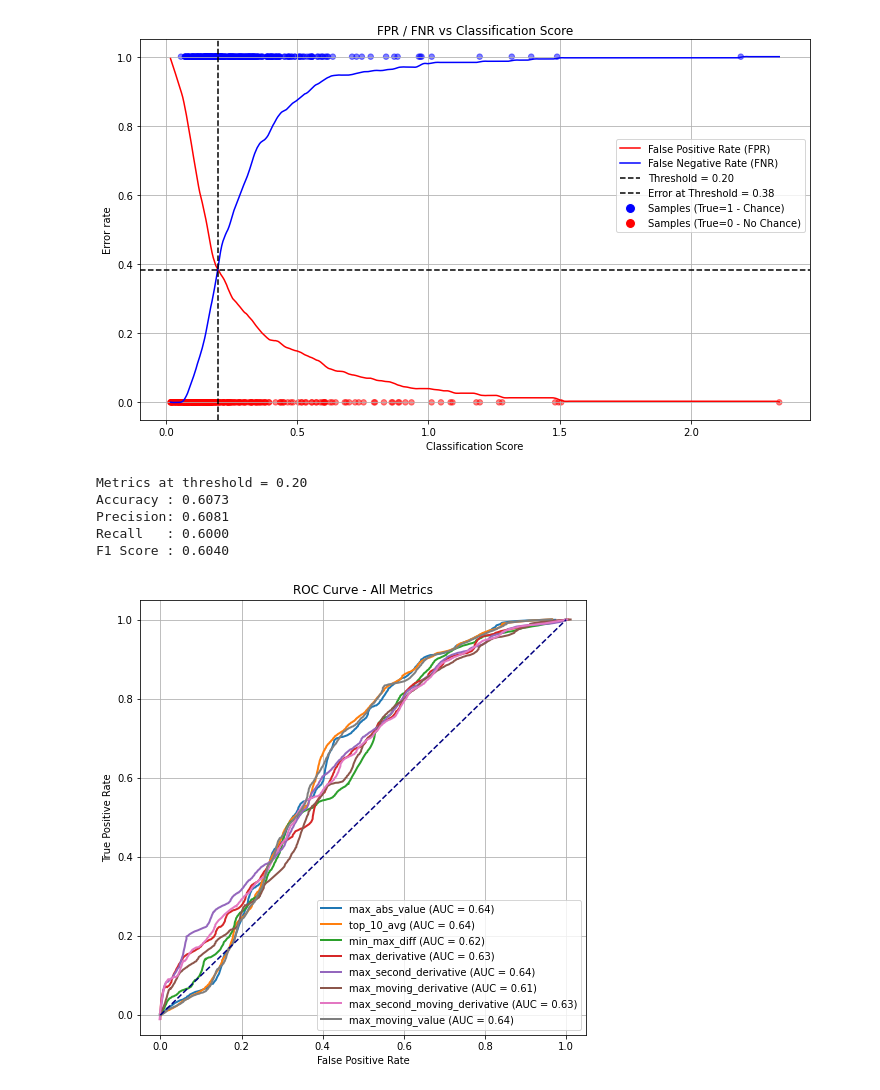
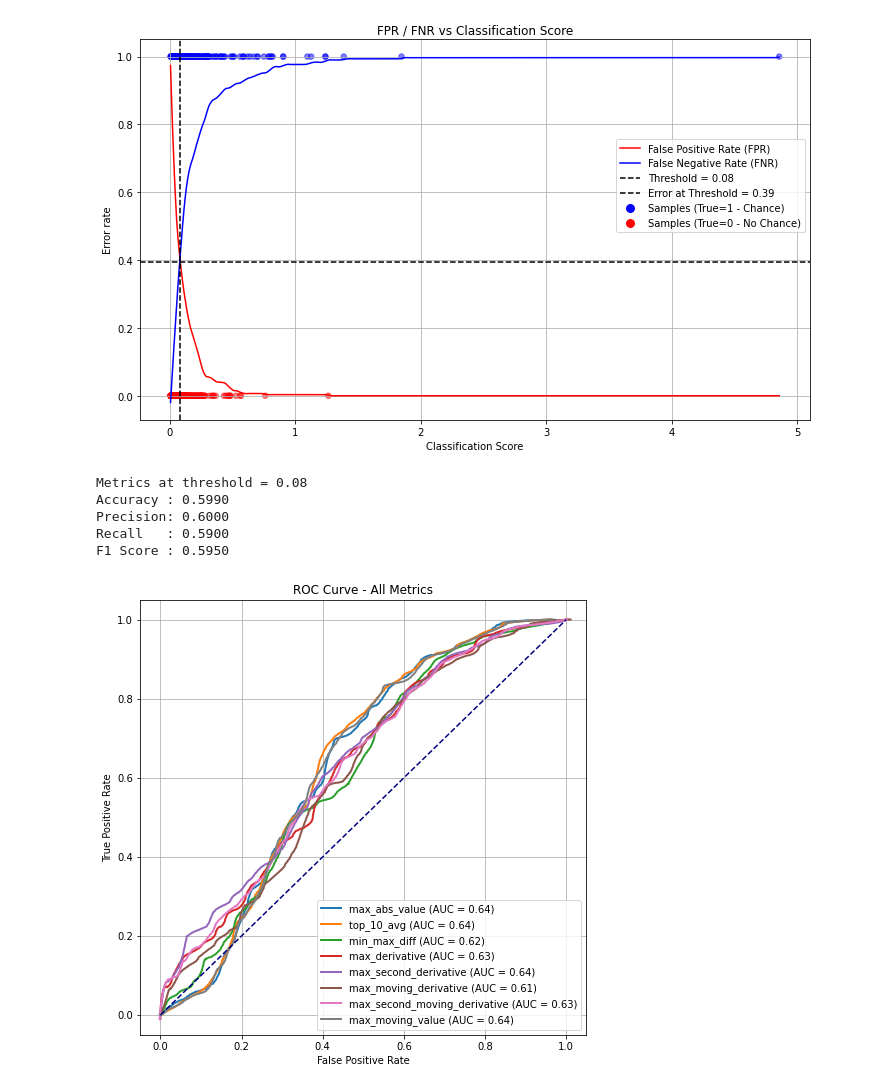
Before and after one commit to RomanGrom/goal-opportunity-spotting-dp, a Jupyter notebook: notebooks/pekne_grafy.ipynb, the cells around one changed output. Saved outputs shown, nothing was run; the diff lists cells and outputs as text; code cells hidden in the pictures.

```diff
--- a/notebooks/pekne_grafy.ipynb
+++ b/notebooks/pekne_grafy.ipynb
@@ -214,34 +214,36 @@ def compare_to_avg_all_metrics(avg_sanca, avg_nesanca, df):
 # %%
 # 1. Načítanie CSV
 df1 = pd.read_csv("../.scratch/all_predictions_fs2_lr_gamma_up2.csv")
-df2 = pd.read_csv("../.scratch/all_predictions_fs2_no_true.csv")
+df2 = pd.read_csv("../.scratch/final_onlyai_7.csv")
 
 # 2. Predspracovanie
 for df in [df1, df2]:
     df["base_filename"] = df["filename"].str.extract(r"(instance_\d+)_")
     df["chance_id"] = df['chance'].astype(str) + '_' + df["base_filename"] + "_" + df["bool"].astype(str) + "_" + df["side"]
+
+#df1 = df1[(df1["side"] == "right") & (df1["bool"] == False)]
 
 # 3. Spočítanie metrík
 metrics_df = compute_metrics(df1)
 
 # 4. Príprava ground-truth a skóre
 y_true = metrics_df["true_label"].values
 # Vyber si, ktoré skóre chceš použiť ako predikciu:
-y_pred_scores = metrics_df["top_10_avg"].values
+y_pred_scores = metrics_df["max_second_derivative"].values
 
 # 5. Výpočet chybovosti pre rôzne thresholdy
 thresholds = np.linspace(y_pred_scores.min(), y_pred_scores.max(), 500)
 fpr, fnr = compute_error_rates(y_true, y_pred_scores, thresholds)
 
 # 6. Vykreslenie FPR/FNR + bodky
 plot_error_rates(thresholds, fpr, fnr, y_true, y_pred_scores)
 # %% [output]
-[figure, old version]
+[figure, new version]
-Metrics at threshold = 0.20
-Accuracy : 0.6073
-Precision: 0.6081
-Recall   : 0.6000
-F1 Score : 0.6040
+Metrics at threshold = 0.08
+Accuracy : 0.5990
+Precision: 0.6000
+Recall   : 0.5900
+F1 Score : 0.5950
 # %%
 y_pred_scores_dict = {
     "max_abs_value": metrics_df["max_abs_value"].values,
```
Also changed, not shown: parts of 1 cell of this notebook, 28 other files.
